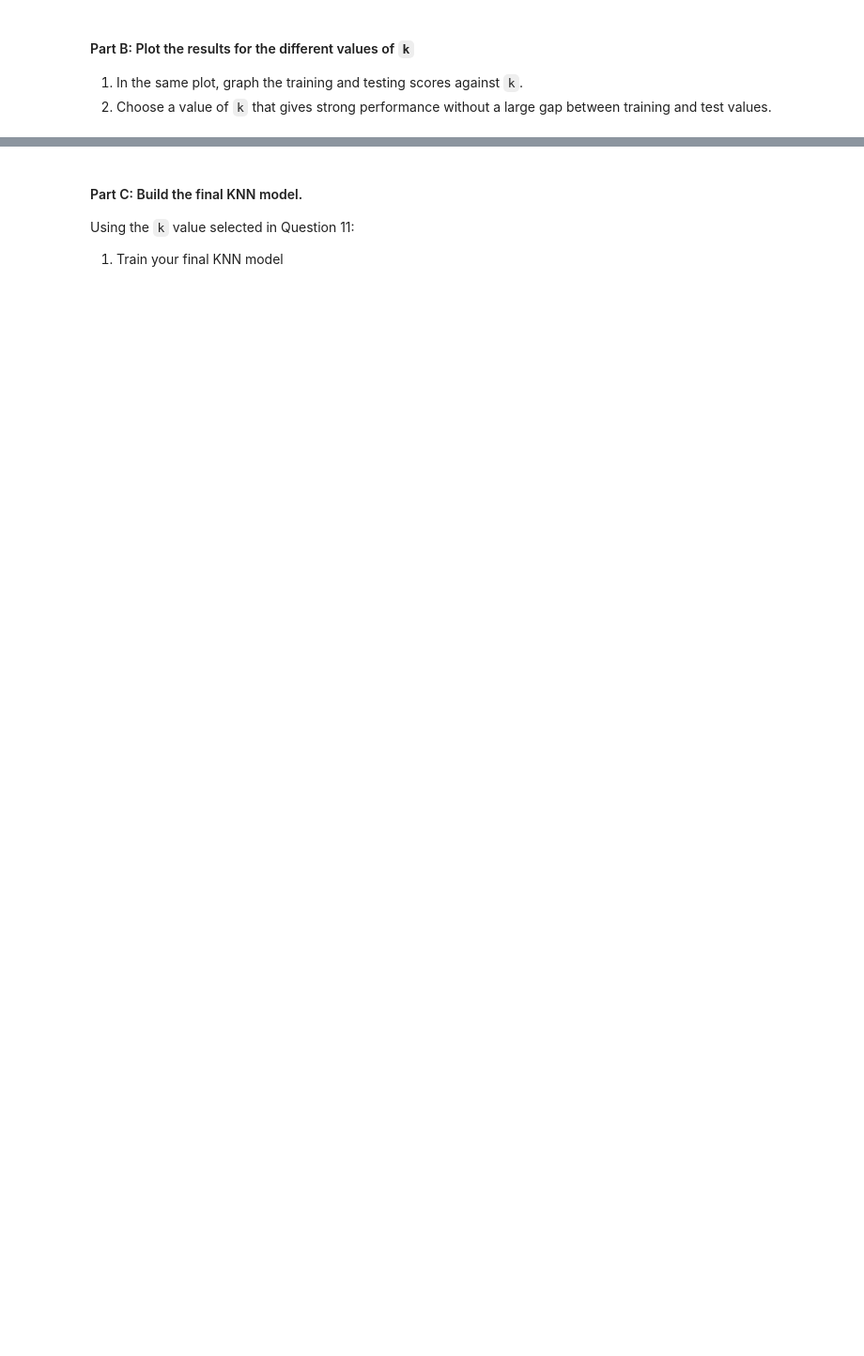
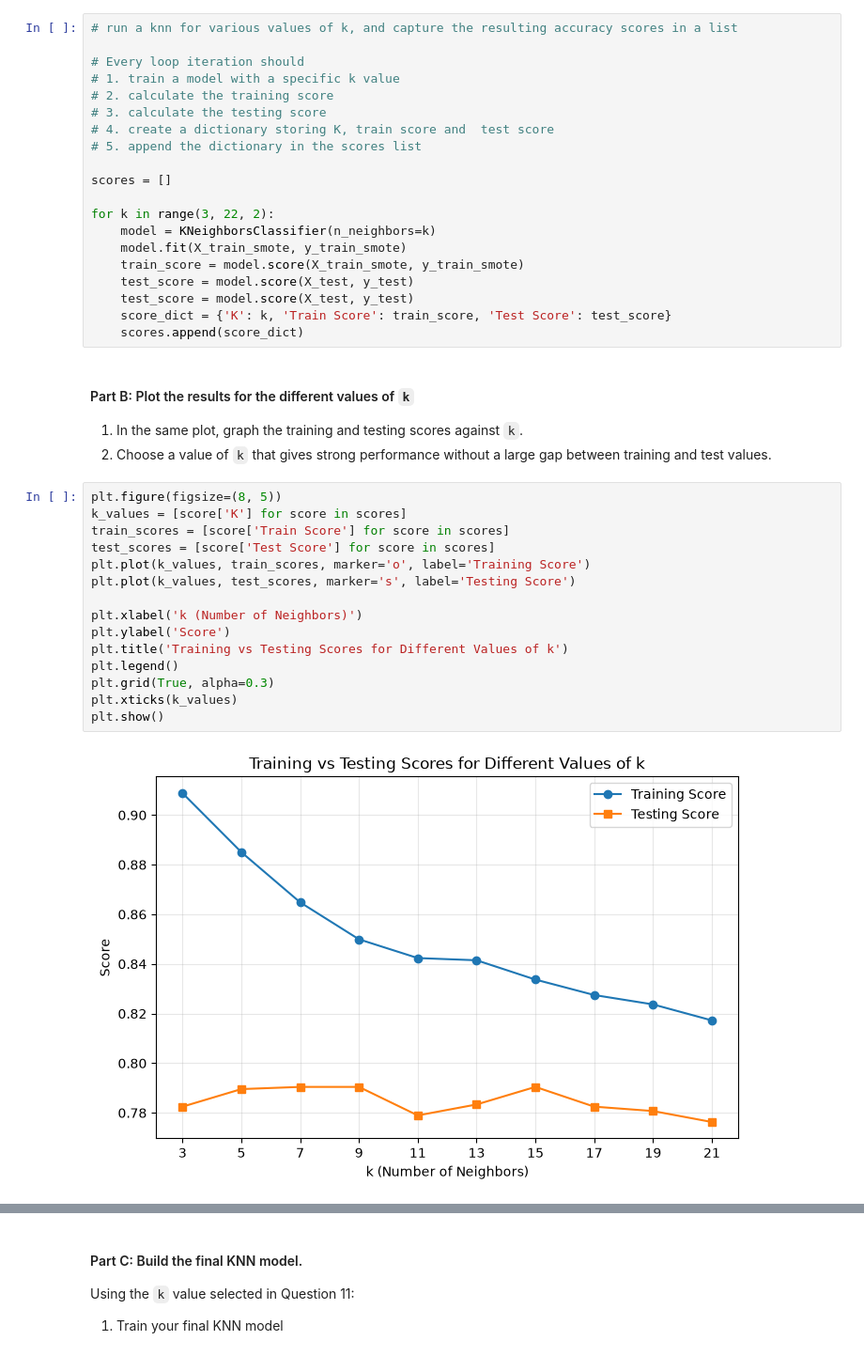
Before and after one commit to talalal3thman/test-github, a Jupyter notebook: content/03-supervised-machine-learning/11-imbalanced-data/labs/lab-classification-bank-marketing.ipynb, the cells around one changed output, grey strips where cells are left out. Shown at 94% size. Cells and saved outputs as stored; diff of their text form; blank space fills up the shorter version.

````diff
--- a/content/03-supervised-machine-learning/11-imbalanced-data/labs/lab-classification-bank-marketing.ipynb
+++ b/content/03-supervised-machine-learning/11-imbalanced-data/labs/lab-classification-bank-marketing.ipynb
@@ -573,8 +714,45 @@ You can test values such as:
 ```python
 range(3, 22, 2)
 ```
+# %%
+# run a knn for various values of k, and capture the resulting accuracy scores in a list
+
+# Every loop iteration should
+# 1. train a model with a specific k value
+# 2. calculate the training score
+# 3. calculate the testing score
+# 4. create a dictionary storing K, train score and  test score
+# 5. append the dictionary in the scores list
+
+scores = []
+
+for k in range(3, 22, 2):
+    model = KNeighborsClassifier(n_neighbors=k)
+    model.fit(X_train_smote, y_train_smote)
+    train_score = model.score(X_train_smote, y_train_smote)
+    test_score = model.score(X_test, y_test)
+    test_score = model.score(X_test, y_test)
+    score_dict = {'K': k, 'Train Score': train_score, 'Test Score': test_score}
+    scores.append(score_dict)
 # %% [markdown]
 #### Part B: Plot the results for the different values of `k`
 
 1. In the same plot, graph the training and testing scores against `k`.
 2. Choose a value of `k` that gives strong performance without a large gap between training and test values.
+# %%
+plt.figure(figsize=(8, 5))
+k_values = [score['K'] for score in scores]
+train_scores = [score['Train Score'] for score in scores]
+test_scores = [score['Test Score'] for score in scores]
+plt.plot(k_values, train_scores, marker='o', label='Training Score')
+plt.plot(k_values, test_scores, marker='s', label='Testing Score')
+
+plt.xlabel('k (Number of Neighbors)')
+plt.ylabel('Score')
+plt.title('Training vs Testing Scores for Different Values of k')
+plt.legend()
+plt.grid(True, alpha=0.3)
+plt.xticks(k_values)
+plt.show()
+# %% [output]
+[figure, added]
````
Also changed, not shown: parts of 31 cells of this notebook, 9 other files.
